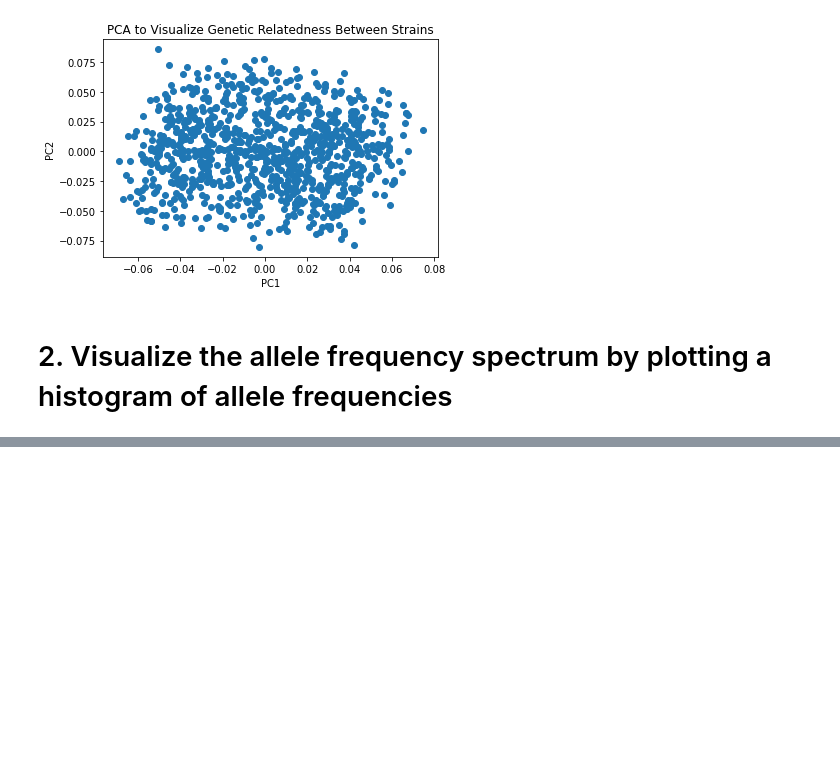
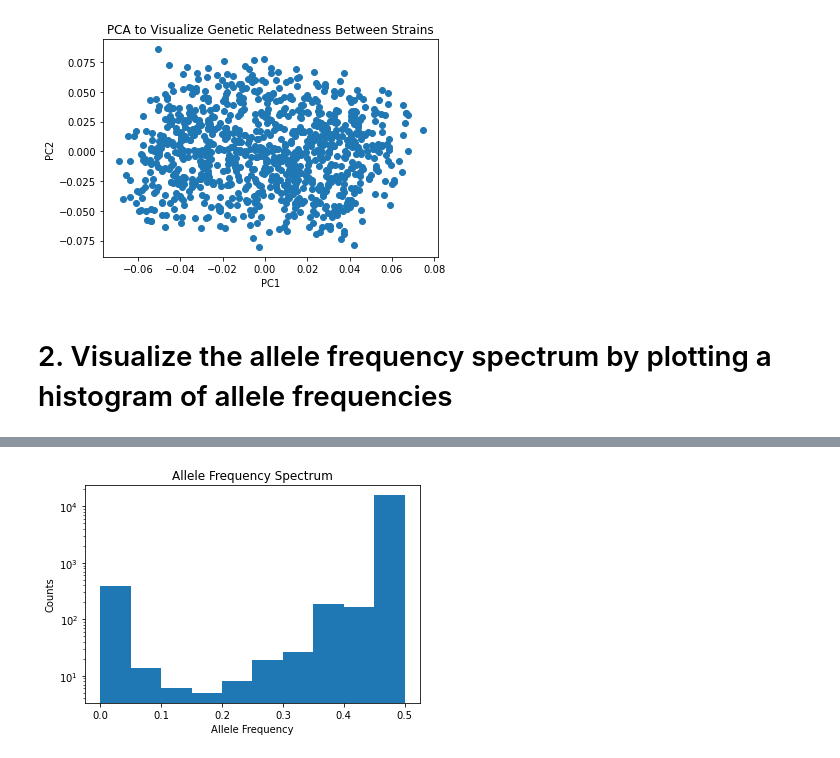
Before and after one commit to AustinChiappetta/qbb2020-answers, a Jupyter notebook: Quant_lab/assignment_03/week3_assignment.ipynb, the cells around one changed output, grey strips where cells are left out. Saved outputs shown, nothing was run; the diff lists cells and outputs as text; code cells hidden in the pictures; blank space fills up the shorter version.

Commit message:
Add commands and updated jupyter notebook for Quant Lab week 3 step 2

```diff
--- a/Quant_lab/assignment_03/week3_assignment.ipynb
+++ b/Quant_lab/assignment_03/week3_assignment.ipynb
@@ -51,3 +51,7 @@ plt.show()
 [figure]
 # %% [markdown]
 # 2. Visualize the allele frequency spectrum by plotting a histogram of allele frequencies
+# %%
+allele_freqs = '/Users/cmdb/qbb2020-answers/Quant_lab/assignment_03/data/plink.frq'
+df_freqs = pd.read_csv(allele_freqs, sep = '\s+')
+df_freqs
@@ -53,0 +87,10 @@ plt.show()
+# %%
+fig, ax = plt.subplots()
+
+ax.hist(x = df_freqs["MAF"], log = True)
+ax.set_ylabel("Counts")
+ax.set_xlabel("Allele Frequency")
+ax.set_title("Allele Frequency Spectrum")
+fig.show()
+# %% [output]
+[figure, added]
```
Also changed, not shown: parts of 3 cells of this notebook, 1 other file.
